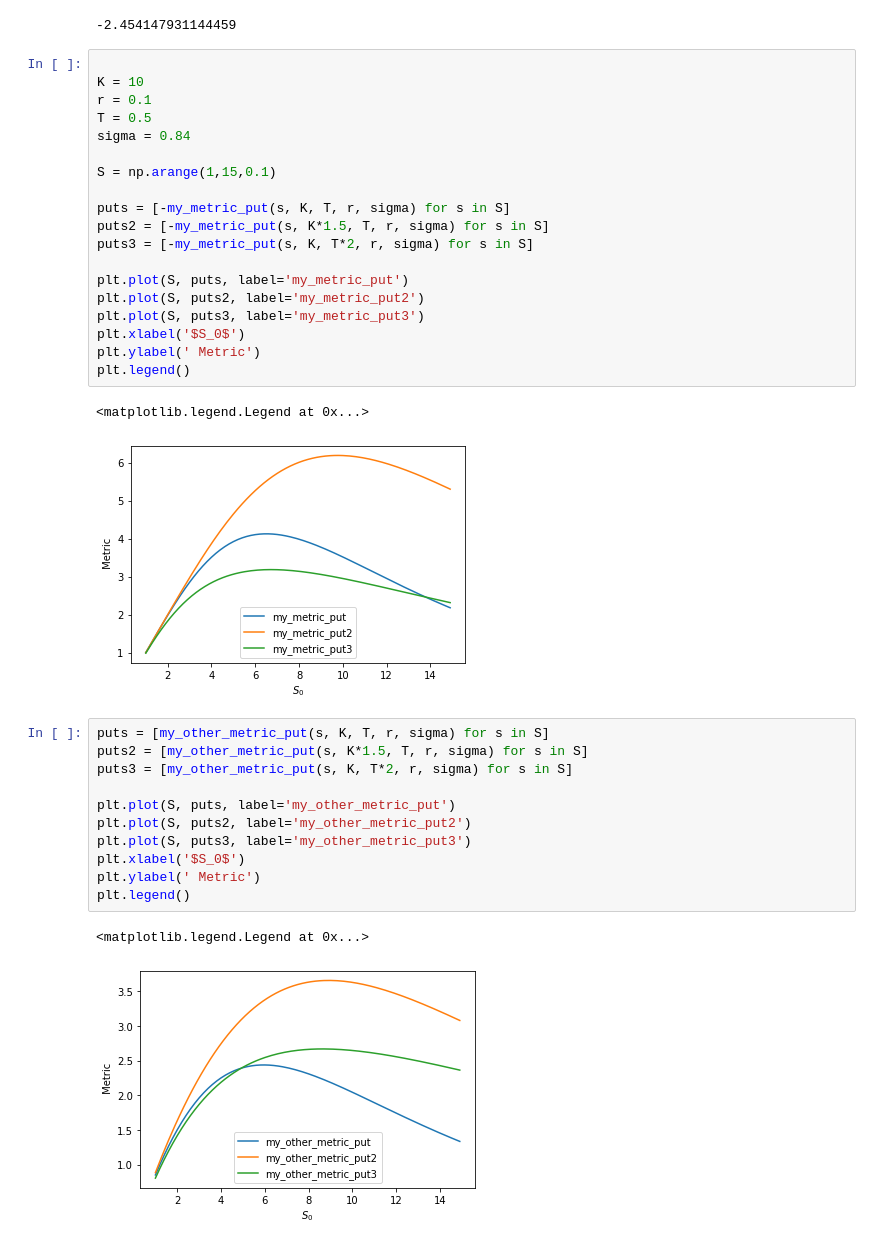
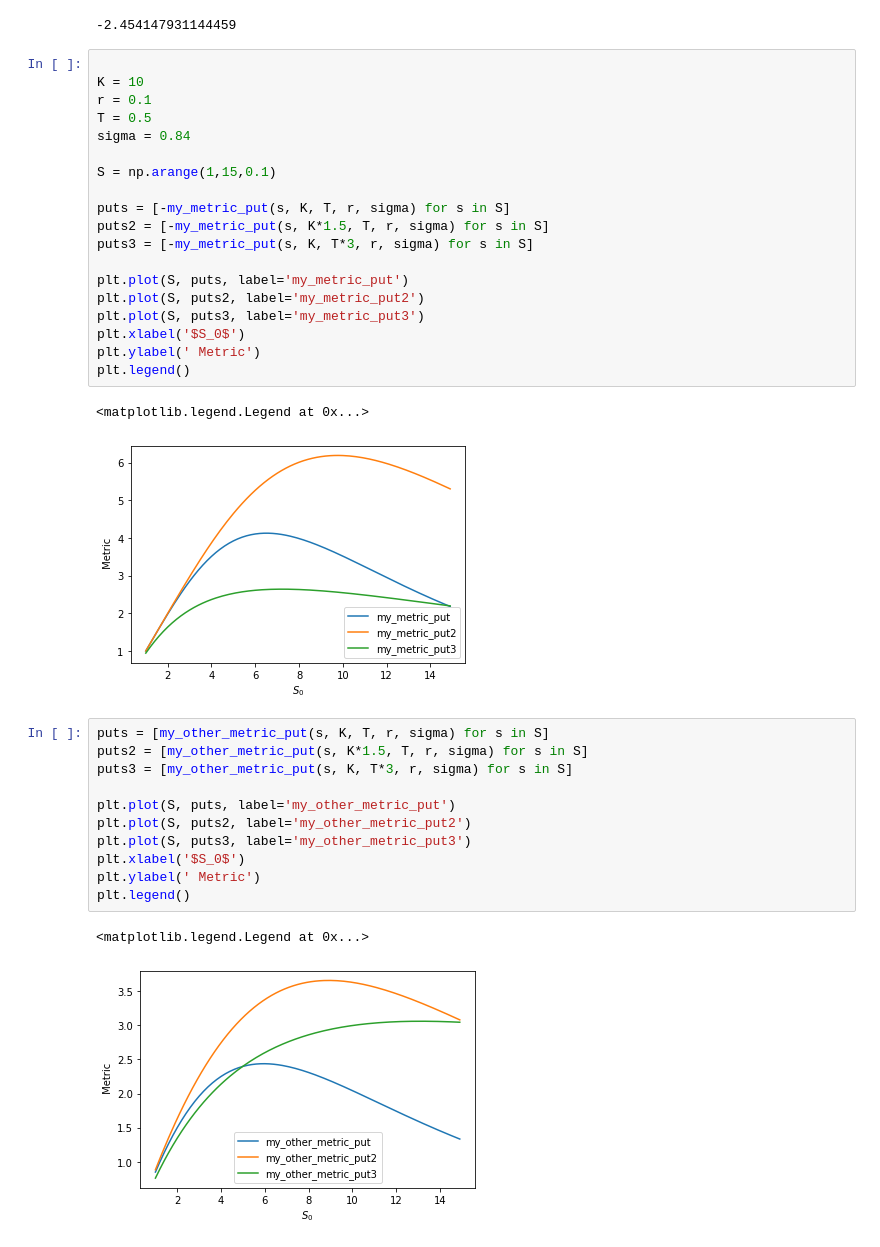
Before and after one commit to TheTesla/my-option-metrics, a Jupyter notebook: black-scholes.ipynb, the cells around one changed output. Saved outputs shown, nothing was run; the diff lists cells and outputs as text.

Commit message:
longer expiration time difference shows effect oft the metrics better

```diff
--- a/black-scholes.ipynb
+++ b/black-scholes.ipynb
@@ -49,29 +49,29 @@ my_metric(11,10,0.1,0.01,0.44)
 # %%
 
 K = 10
 r = 0.1
 T = 0.5
 sigma = 0.84
 
 S = np.arange(1,15,0.1)
 
 puts = [-my_metric_put(s, K, T, r, sigma) for s in S]
 puts2 = [-my_metric_put(s, K*1.5, T, r, sigma) for s in S]
-puts3 = [-my_metric_put(s, K, T*2, r, sigma) for s in S]
+puts3 = [-my_metric_put(s, K, T*3, r, sigma) for s in S]
 
 plt.plot(S, puts, label='my_metric_put')
 plt.plot(S, puts2, label='my_metric_put2')
 plt.plot(S, puts3, label='my_metric_put3')
 plt.xlabel('$S_0$')
 plt.ylabel(' Metric')
 plt.legend()
 # %% [output]
 <matplotlib.legend.Legend at 0x...>
-[figure, old version]
+[figure, new version]
 # %%
 puts = [my_other_metric_put(s, K, T, r, sigma) for s in S]
 puts2 = [my_other_metric_put(s, K*1.5, T, r, sigma) for s in S]
-puts3 = [my_other_metric_put(s, K, T*2, r, sigma) for s in S]
+puts3 = [my_other_metric_put(s, K, T*3, r, sigma) for s in S]
 
 plt.plot(S, puts, label='my_other_metric_put')
 plt.plot(S, puts2, label='my_other_metric_put2')
@@ -81,7 +81,7 @@ plt.ylabel(' Metric')
 plt.legend()
 # %% [output]
 <matplotlib.legend.Legend at 0x...>
-[figure, old version]
+[figure, new version]
 # %%
 puts = [-my_other_metric2_put(s, K, T, r, sigma) for s in S]
 puts2 = [-my_other_metric2_put(s, K*1.5, T, r, sigma) for s in S]
```
Also changed, not shown: parts of 1 cell of this notebook.
